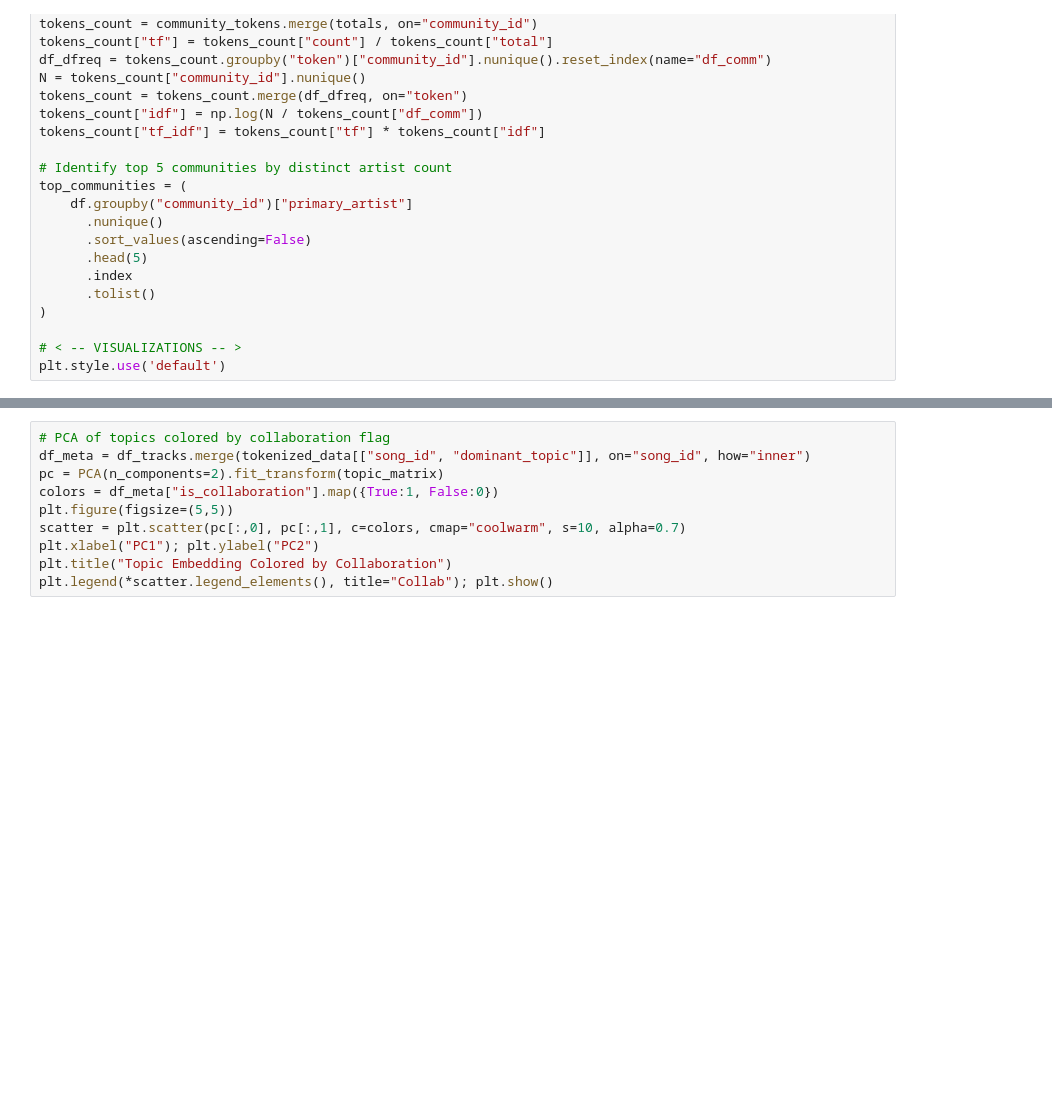
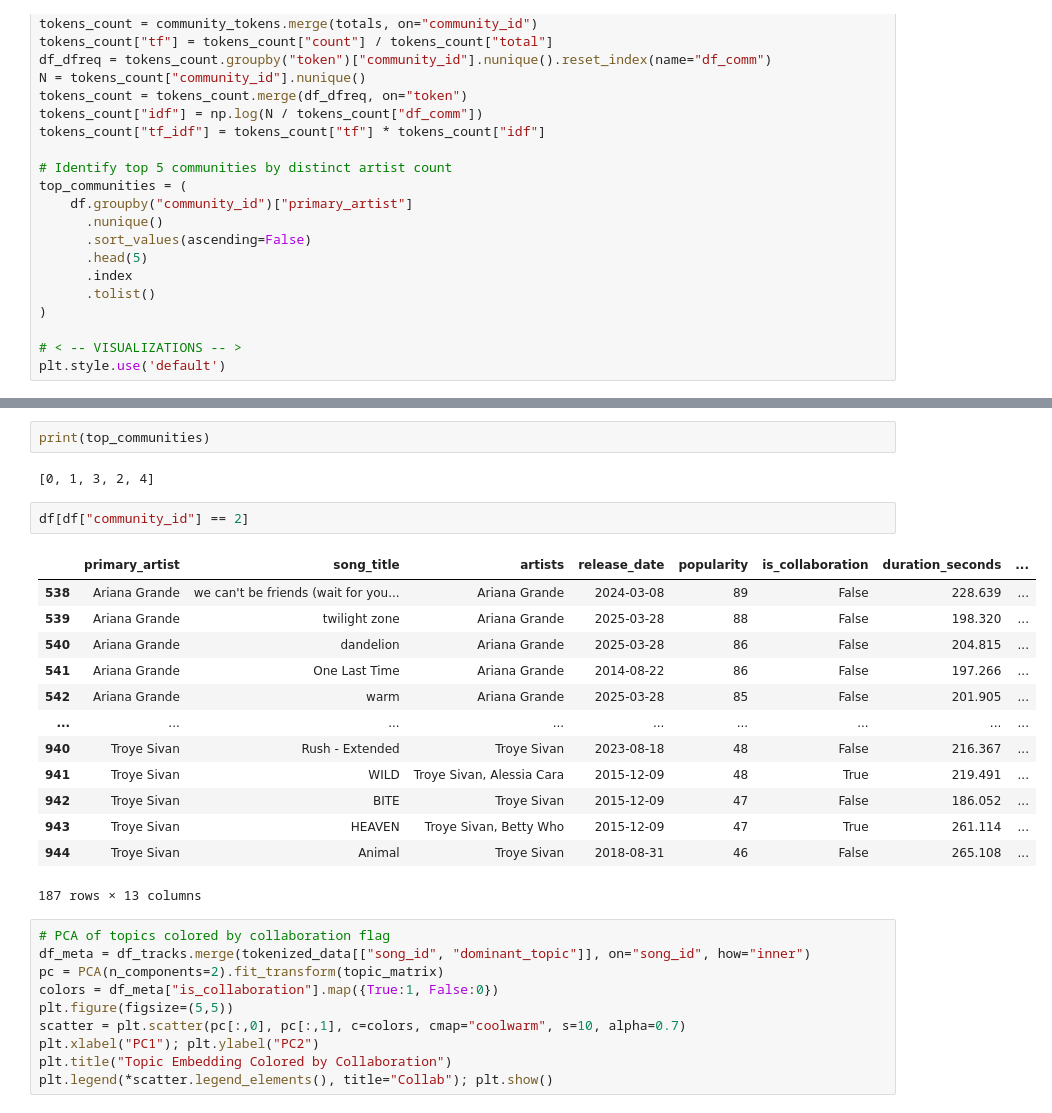
Before and after one commit to Benyla/Final_Assignment_02467, a Jupyter notebook: lyrics_analysis.ipynb, the cells around one changed output, grey strips where cells are left out. Cells and saved outputs as stored; diff of their text form; blank space fills up the shorter version.

```diff
--- a/lyrics_analysis.ipynb
+++ b/lyrics_analysis.ipynb
@@ -121,3 +164,23 @@ plt.legend(); plt.show()
+# %%
+print(top_communities)
+# %% [output]
+[0, 1, 3, 2, 4]
+# %%
+df[df["community_id"] == 2]
+# %% [output]
+|  | primary_artist | song_title | artists | release_date | popularity | is_collaboration | duration_seconds | ... |
+| 538 | Ariana Grande | we can't be friends (wait for you... | Ariana Grande | 2024-03-08 | 89 | False | 228.639 | ... |
+| 539 | Ariana Grande | twilight zone | Ariana Grande | 2025-03-28 | 88 | False | 198.320 | ... |
+| 540 | Ariana Grande | dandelion | Ariana Grande | 2025-03-28 | 86 | False | 204.815 | ... |
+| 541 | Ariana Grande | One Last Time | Ariana Grande | 2014-08-22 | 86 | False | 197.266 | ... |
+| 542 | Ariana Grande | warm | Ariana Grande | 2025-03-28 | 85 | False | 201.905 | ... |
+| ... | ... | ... | ... | ... | ... | ... | ... | ... |
+| 940 | Troye Sivan | Rush - Extended | Troye Sivan | 2023-08-18 | 48 | False | 216.367 | ... |
+| 941 | Troye Sivan | WILD | Troye Sivan, Alessia Cara | 2015-12-09 | 48 | True | 219.491 | ... |
+| 942 | Troye Sivan | BITE | Troye Sivan | 2015-12-09 | 47 | False | 186.052 | ... |
+| 943 | Troye Sivan | HEAVEN | Troye Sivan, Betty Who | 2015-12-09 | 47 | True | 261.114 | ... |
+| 944 | Troye Sivan | Animal | Troye Sivan | 2018-08-31 | 46 | False | 265.108 | ... |
+187 rows × 13 columns
 # %%
 # PCA of topics colored by collaboration flag
 df_meta = df_tracks.merge(tokenized_data[["song_id", "dominant_topic"]], on="song_id", how="inner")
```
Also changed, not shown: parts of 3 cells of this notebook, 8 other files.
